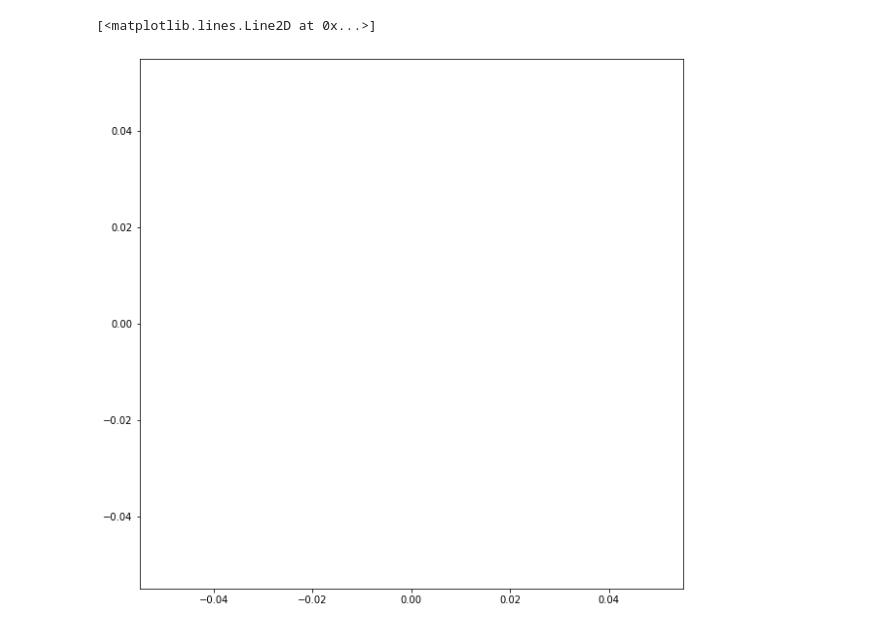
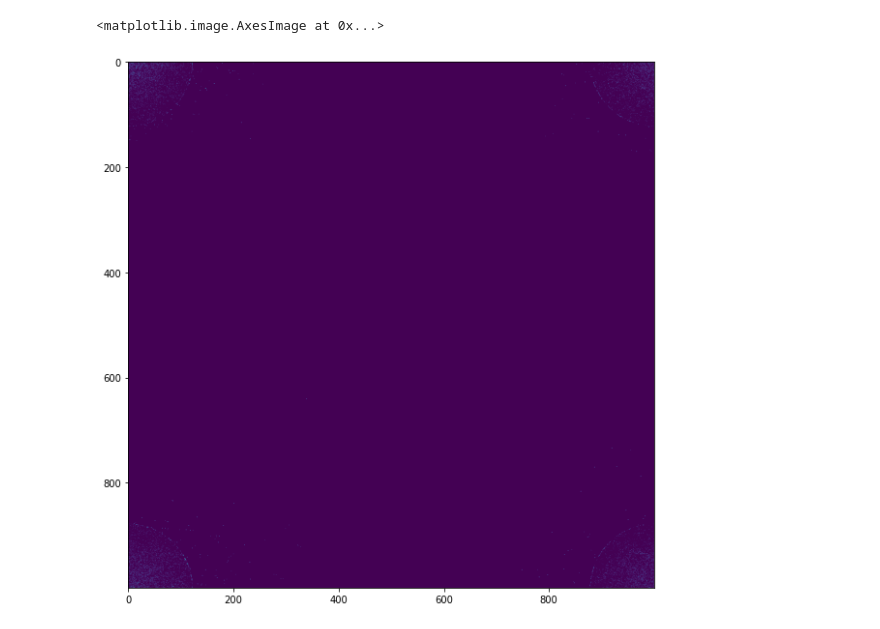
Before and after one commit to magnoxemo/mesh_amalgamation_test, a Jupyter notebook: src/main.ipynb, the cells around one changed output. Cells and saved outputs as stored; diff of their text form; code cells hidden in the pictures.

```diff
--- a/src/main.ipynb
+++ b/src/main.ipynb
@@ -36,13 +37,13 @@ def sample_initial_neutrons(number_of_neutrons,source:object):
 # %%
 
 
-X_left=0
+X_left=-10
 X_right=10
 
 Y_up=10
-Y_down=0
+Y_down=-10
 
-Nx=100
+Nx=1000
 Ny=Nx
 
 dx=(X_right-X_left)/Nx
@@ -50,8 +51,6 @@ dy=(Y_up-Y_down)/Ny
 
 X = np.linspace(dx*0.5, (X_right-X_left) - 0.5*dx,Nx)
 Y = np.linspace(dx*0.5, (Y_up-Y_down) - 0.5*dx,Ny)
-
-X,Y=np.meshgrid(X,Y)
 # %%
 uo2=material(name='fuel',sigma_a=0.2,sigma_f=.3,sigma_s=3,nu=2.5)
 h20=material(name='coolant',sigma_a=.5,sigma_f=0,sigma_s=0.7,nu=0)
@@ -98,13 +97,14 @@ def find_surface_intersection_point(pos,pos_new):
 active_batch=10
 inactive_batch=5
 no_of_gen_per_batch=1
-number_of_neutrons=10000
+number_of_neutrons=1000
 N=number_of_neutrons
 
 total_batch=active_batch+inactive_batch
 
 scalar_flux = np.zeros((Nx,Ny))
 scalar_flux_tl = np.zeros_like (scalar_flux)
+collision_counter=np.zeros(((active_batch+inactive_batch),no_of_gen_per_batch,Nx,Ny))
 weights=np.ones(number_of_neutrons)
 # %%
 
@@ -132,7 +132,7 @@ for batch in range (active_batch+inactive_batch):
     scalar_flux = np.zeros((Nx,Ny))
 
 
-    for g in range(no_of_gen_per_batch):
+    for gen in range(no_of_gen_per_batch):
 
         weights_old=weights.copy()
         next_gen_neutron=0
@@ -188,10 +188,12 @@ for batch in range (active_batch+inactive_batch):
                         initail_dir=np.array([mu,eta])
 
                         weight=weight*material.sigma_s
+
+
+                        #scalar_flux[x_cell_index][y_cell_index]=scalar_flux[x_cell_index][y_cell_index]+weight
                         x_cell_index=int(pos[0]/dx)
                         y_cell_index=int(pos[1]/dy)
-
-                        scalar_flux[x_cell_index][y_cell_index]=scalar_flux[x_cell_index][y_cell_index]+weight
+                        collision_counter[batch][gen][x_cell_index][y_cell_index]+=1/(dx*dy*material.sigma_t)
 
                     elif reaction_type=='capture':
                         '''
@@ -199,10 +201,11 @@ for batch in range (active_batch+inactive_batch):
                         '''
                         weight=weight*material.sigma_a
 
+
                         x_cell_index=int(pos[0]/dx)
                         y_cell_index=int(pos[1]/dy)
 
-                        scalar_flux[x_cell_index][y_cell_index]=scalar_flux[x_cell_index][y_cell_index]+weight/number_of_neutrons
+                        collision_counter[batch][gen][x_cell_index][y_cell_index]+=1/(dx*dy*material.sigma_t)
 
                         alive=False
 
@@ -211,7 +214,7 @@ for batch in range (active_batch+inactive_batch):
 
                             1. adjust particle weight and kill the particle
                             2. keep the record of the fissoion sites
-                            3. keep the record of the fission site's weights
+                            3. keepfission_sites_y the record of the fission site's weights
 
                         '''
                         rand_num=np.random.rand()
@@ -221,26 +224,32 @@ for batch in range (active_batch+inactive_batch):
                         else:
                             new_neutrons=int(material.nu)
 
+
                         x_cell_index=int(pos[0]/dx)
-                        y_cell_index=int(pos[1]/dy)
+                        y_cell_index=int(pos[1]/dy)  #something is wrong with the indexing here.
+
+                        collision_counter[batch][gen][x_cell_index][y_cell_index]+=1/(dx*dy*material.sigma_t)
                         next_gen_neutron=next_gen_neutron+new_neutrons
-
-                        scalar_flux[x_cell_index][y_cell_index]=scalar_flux[x_cell_index][y_cell_index]+weight/number_of_neutrons
 
                         for i in range (new_neutrons):
                             fission_sites_y=np.append(fission_sites_y,pos[1])
                             fission_sites_x=np.append(fission_sites_x,pos[0])
 
-        plt.figure(figsize=(10,10))
-        plt.scatter(fission_sites_x,fission_sites_y)
+        #plt.figure(figsize=(10,10))
+        #plt.scatter(fission_sites_x,fission_sites_y)
         for i in range(number_of_neutrons):
             x[i]=random.choice(fission_sites_x)
             y[i]=random.choice(fission_sites_y)
+        record=[fission_sites_x,fission_sites_y]
 
         fission_sites_x=np.array([])
         fission_sites_y=np.array([])
 
     k[batch]=(next_gen_neutron/number_of_neutrons)
+
+
+    collision_counter[batch][gen][:][:]=collision_counter[batch][gen][:][:]/number_of_neutrons
+
     if batch> inactive_batch:
         print('%.6f' % (next_gen_neutron/number_of_neutrons), ' ','%.6f' % np.mean(k[inactive_batch:batch]),"+/-",'%.6f' % np.var(k[inactive_batch:batch]))
     else:
@@ -303,6 +308,6 @@ array([[0., 0., 0., ..., 0., 0., 0.],
 # %%
 plt.figure(figsize=(10,10))
-plt.plot(fission_sites_x,fission_sites_y)
+plt.imshow(collision_counter[0][0][:][:])
 # %% [output]
-[<matplotlib.lines.Line2D at 0x...>]
+<matplotlib.image.AxesImage at 0x...>
-[figure, old version]
+[figure, new version]
```
Also changed, not shown: parts of 13 cells of this notebook, 1 other file.
